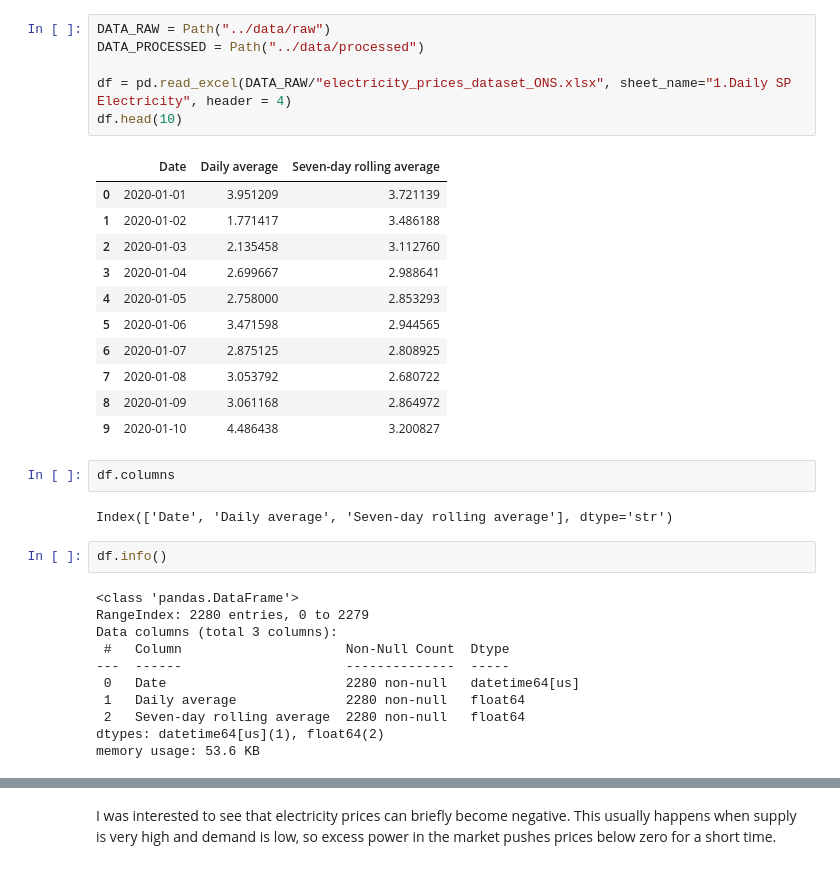
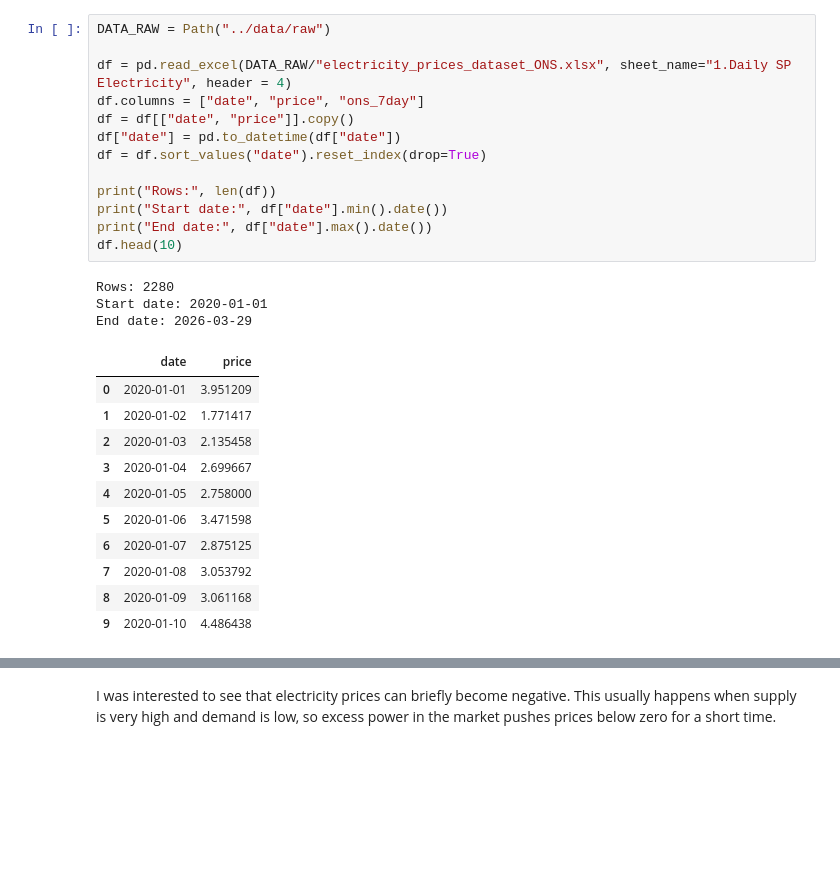
Before and after one commit to Shimzoo/uk-power-price-forecasting, a Jupyter notebook: Notebooks/uk_power_price_forecasting.ipynb, the cells around one changed output, grey strips where cells are left out. Saved outputs shown, nothing was run; the diff lists cells and outputs as text; blank space fills up the shorter version.

```diff
--- a/Notebooks/uk_power_price_forecasting.ipynb
+++ b/Notebooks/uk_power_price_forecasting.ipynb
@@ -10,35 +19,28 @@ I used the **daily** *System Price of Electricity* dataset published by the ONS
 # %%
 DATA_RAW = Path("../data/raw")
-DATA_PROCESSED = Path("../data/processed")
 
 df = pd.read_excel(DATA_RAW/"electricity_prices_dataset_ONS.xlsx", sheet_name="1.Daily SP Electricity", header = 4)
+df.columns = ["date", "price", "ons_7day"]
+df = df[["date", "price"]].copy()
+df["date"] = pd.to_datetime(df["date"])
+df = df.sort_values("date").reset_index(drop=True)
+
+print("Rows:", len(df))
+print("Start date:", df["date"].min().date())
+print("End date:", df["date"].max().date())
 df.head(10)
 # %% [output]
+Rows: 2280
+Start date: 2020-01-01
+End date: 2026-03-29
-|  | Date | Daily average | Seven-day rolling average |
-| 0 | 2020-01-01 | 3.951209 | 3.721139 |
-| 1 | 2020-01-02 | 1.771417 | 3.486188 |
-| 2 | 2020-01-03 | 2.135458 | 3.112760 |
-| 3 | 2020-01-04 | 2.699667 | 2.988641 |
-| 4 | 2020-01-05 | 2.758000 | 2.853293 |
-| 5 | 2020-01-06 | 3.471598 | 2.944565 |
-| 6 | 2020-01-07 | 2.875125 | 2.808925 |
-| 7 | 2020-01-08 | 3.053792 | 2.680722 |
-| 8 | 2020-01-09 | 3.061168 | 2.864972 |
-| 9 | 2020-01-10 | 4.486438 | 3.200827 |
+|  | date | price |
+| 0 | 2020-01-01 | 3.951209 |
+| 1 | 2020-01-02 | 1.771417 |
+| 2 | 2020-01-03 | 2.135458 |
+| 3 | 2020-01-04 | 2.699667 |
+| 4 | 2020-01-05 | 2.758000 |
+| 5 | 2020-01-06 | 3.471598 |
+| 6 | 2020-01-07 | 2.875125 |
+| 7 | 2020-01-08 | 3.053792 |
+| 8 | 2020-01-09 | 3.061168 |
+| 9 | 2020-01-10 | 4.486438 |
-# %%
-df.columns
-# %% [output]
-Index(['Date', 'Daily average', 'Seven-day rolling average'], dtype='str')
-# %%
-df.info()
-# %% [output]
-<class 'pandas.DataFrame'>
-RangeIndex: 2280 entries, 0 to 2279
-Data columns (total 3 columns):
- #   Column                     Non-Null Count  Dtype
----  ------                     --------------  -----
- 0   Date                       2280 non-null   datetime64[us]
- 1   Daily average              2280 non-null   float64
- 2   Seven-day rolling average  2280 non-null   float64
-dtypes: datetime64[us](1), float64(2)
-memory usage: 53.6 KB
```
Also changed, not shown: parts of 35 cells of this notebook, 3 other files.
